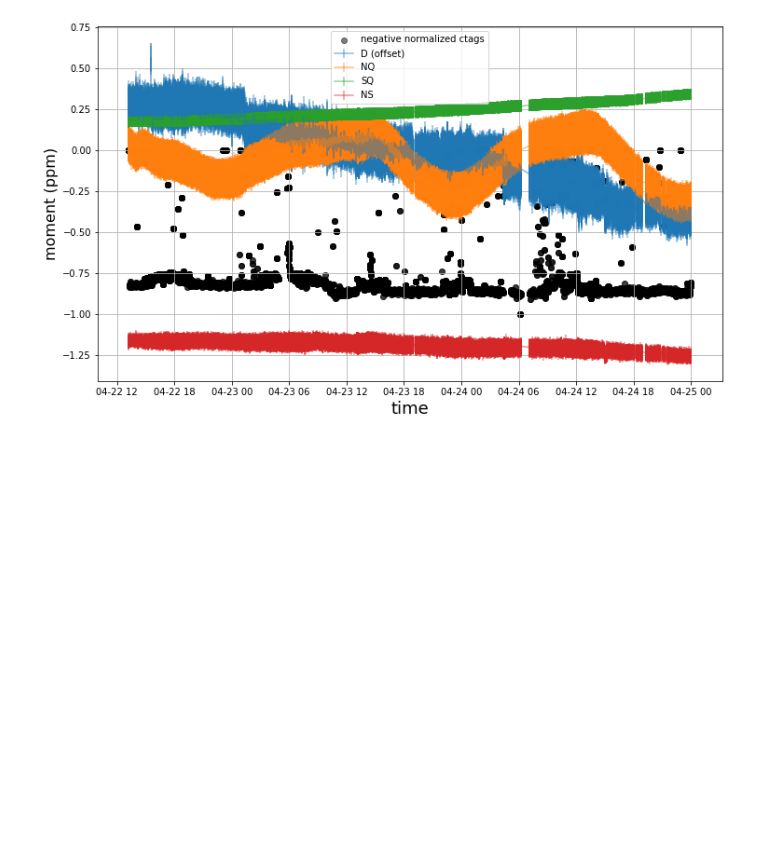
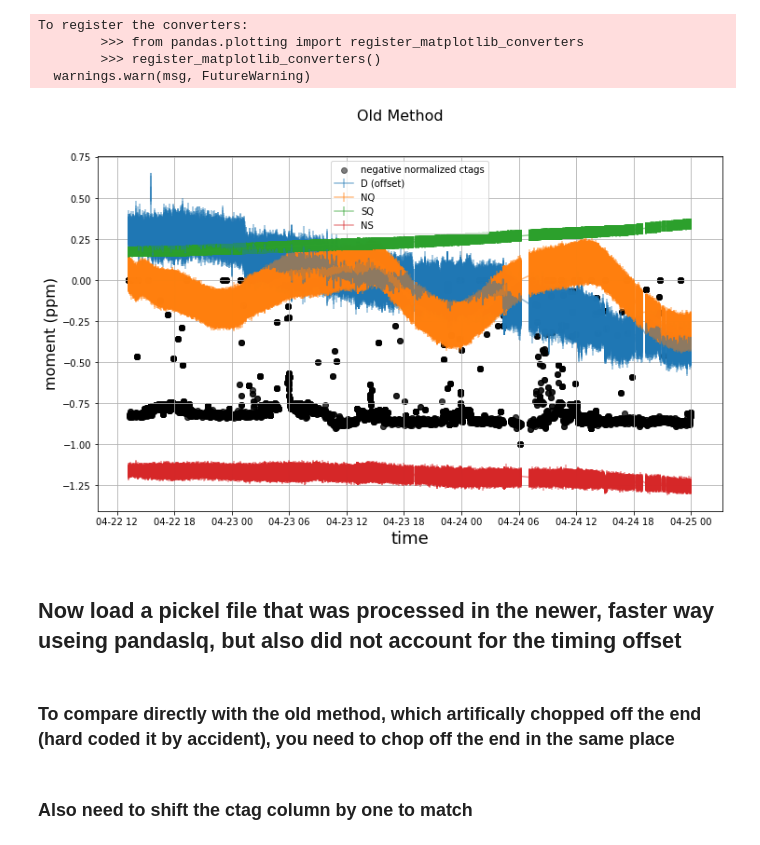
Before and after one commit to jasonbono/MuonConvolution, a Jupyter notebook: analysis/confidence_builders/compare_pkl_files.ipynb, the cells around one changed output. Cells and saved outputs as stored; diff of their text form; code cells hidden in the pictures; blank space fills up the shorter version.

```diff
--- a/analysis/confidence_builders/compare_pkl_files.ipynb
+++ b/analysis/confidence_builders/compare_pkl_files.ipynb
@@ -31,29 +33,36 @@ df_old
 # %%
 df = df_old.copy()
 #for plotting together, subtract the dipole average from the dipole
 mean = df['D'].mean()
 df['Doff'] = df['D'] - mean
 ctag_mean = df['ctags'].max()
 df['ctags_norm'] = df['ctags']/ctag_mean
 
 #plot the moments together
 fig = plt.figure(figsize=(12,7))
 plt.errorbar(df['DateTime'], df['Doff'],
              yerr=df['eD'], label='D (offset)',alpha=0.5)
 plt.errorbar(df['DateTime'], df['NQ'],
              yerr=df['eNQ'], label='NQ',alpha=0.5)
 plt.errorbar(df['DateTime'], df['SQ'],
              yerr=df['eSQ'], label='SQ',alpha=0.5)
 plt.errorbar(df['DateTime'], df['NS'],
              yerr=df['eNS'], label='NS',alpha=0.5)
 plt.scatter(df['start_time'], -df['ctags_norm'],
             label='negative normalized ctags',alpha=0.5,color='black')
 
+fig.suptitle('Old Method', fontsize=16)
 plt.grid()
 plt.xlabel('time', fontsize=18)
 plt.ylabel('moment (ppm)', fontsize=16)
 plt.legend()
 
 plt.show()
 # %% [output]
+To register the converters:
+        >>> from pandas.plotting import register_matplotlib_converters
+        >>> register_matplotlib_converters()
+  warnings.warn(msg, FutureWarning)
-[figure, old version]
+[figure, new version]
+# %% [markdown]
+## Now load a pickel file that was processed in the newer, faster way useing pandaslq, but also did not account for the timing offset
@@ -59,0 +73,2 @@ plt.show()
+# %% [markdown]
+### To compare directly with the old method, which artifically chopped off the end (hard coded it by accident), you need to chop off the end in the same place
@@ -59,0 +78,2 @@ plt.show()
+# %% [markdown]
+### Also need to shift the ctag column by one to match
```
Also changed, not shown: parts of 34 cells of this notebook, 2 other files.
